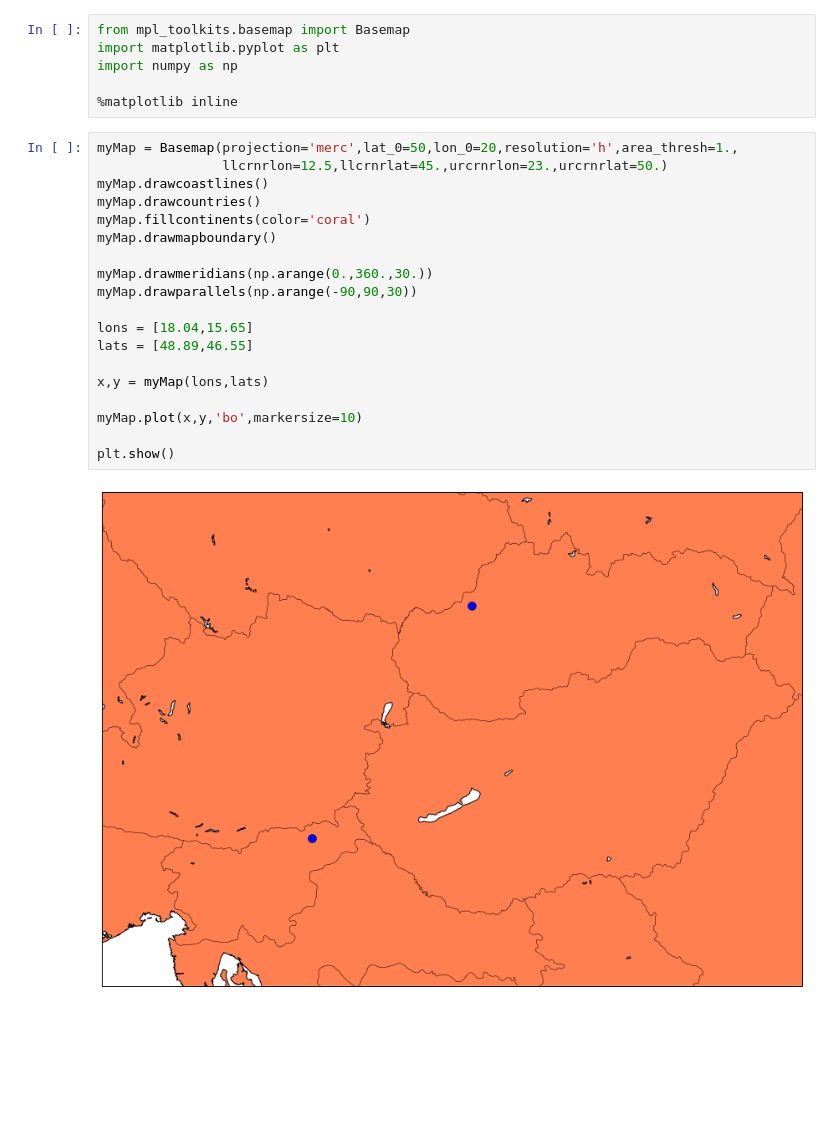
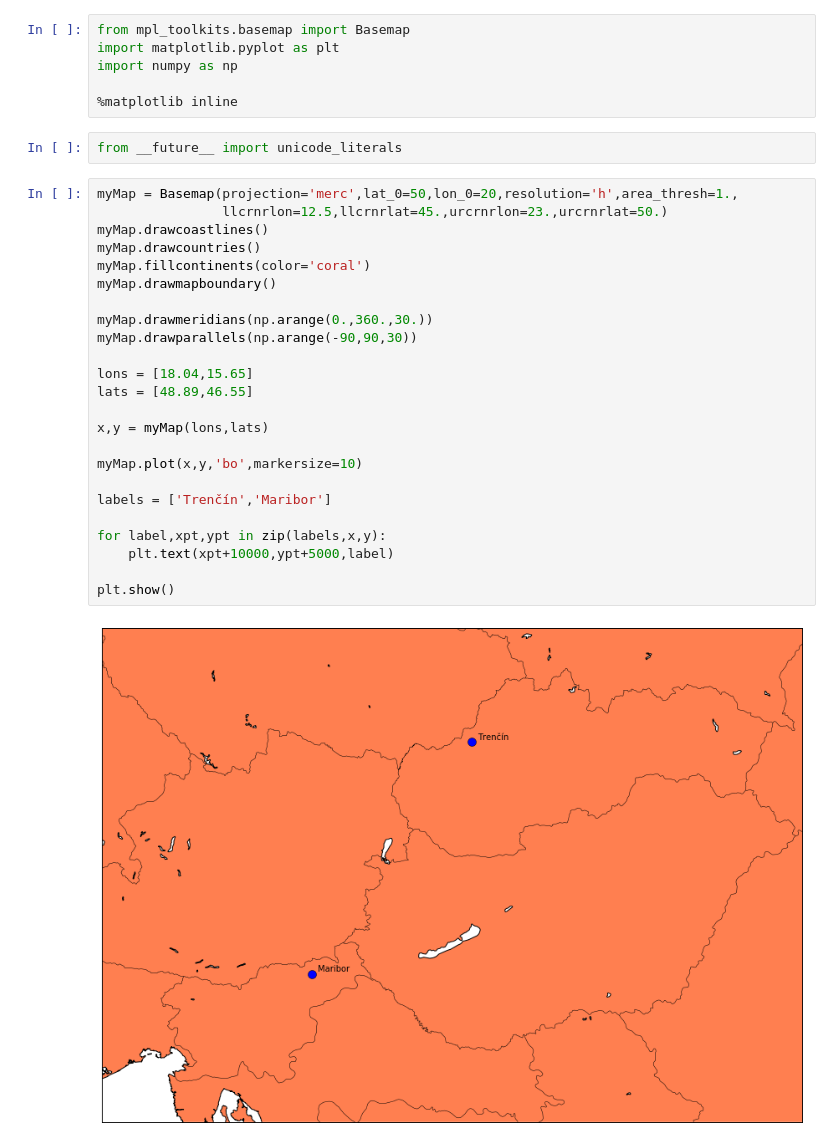
Before and after one commit to ondrejiayc/mapCrap, a Jupyter notebook: testing.ipynb, the cells around one changed output. Saved outputs shown, nothing was run; the diff lists cells and outputs as text; blank space fills up the shorter version.

Commit message:
(tutorial) Town labels

```diff
--- a/testing.ipynb
+++ b/testing.ipynb
@@ -9,24 +9,31 @@ import matplotlib.pyplot as plt
 import numpy as np
 
 %matplotlib inline
+# %%
+from __future__ import unicode_literals
 # %%
 myMap = Basemap(projection='merc',lat_0=50,lon_0=20,resolution='h',area_thresh=1.,
                 llcrnrlon=12.5,llcrnrlat=45.,urcrnrlon=23.,urcrnrlat=50.)
 myMap.drawcoastlines()
 myMap.drawcountries()
 myMap.fillcontinents(color='coral')
 myMap.drawmapboundary()
 
 myMap.drawmeridians(np.arange(0.,360.,30.))
 myMap.drawparallels(np.arange(-90,90,30))
 
 lons = [18.04,15.65]
 lats = [48.89,46.55]
 
 x,y = myMap(lons,lats)
 
 myMap.plot(x,y,'bo',markersize=10)
 
+labels = ['Trenčín','Maribor']
+
+for label,xpt,ypt in zip(labels,x,y):
+    plt.text(xpt+10000,ypt+5000,label)
+
 plt.show()
 # %% [output]
-[figure, old version]
+[figure, new version]
```
